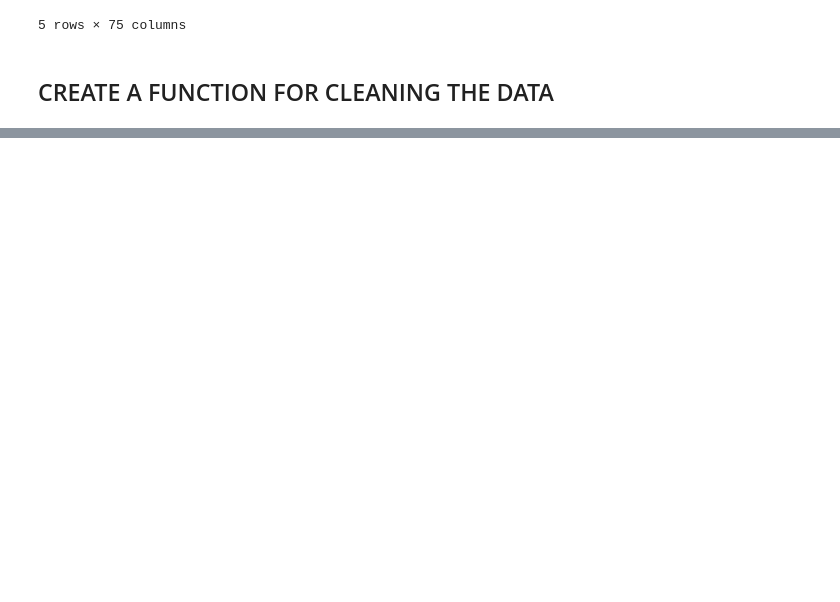
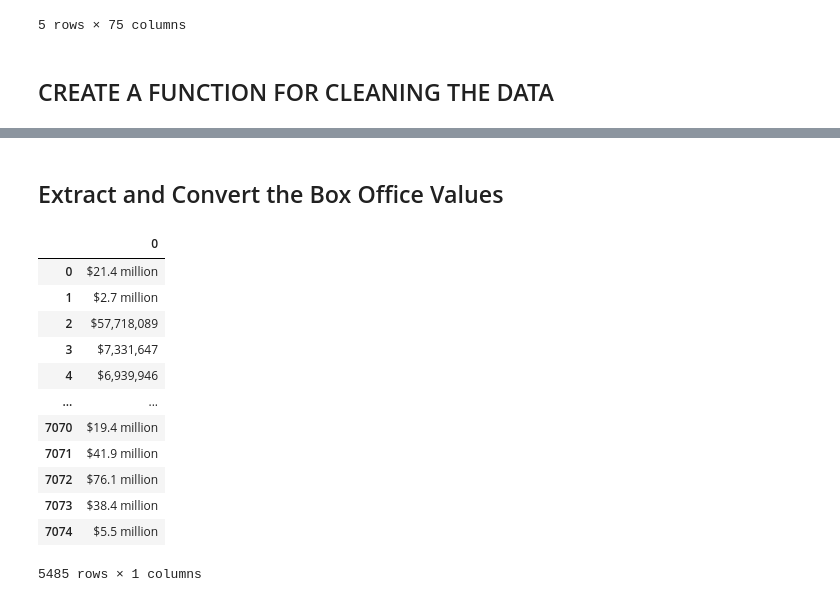
Before and after one commit to ZeroDarkHardy/Movies-ETL, a Jupyter notebook: Movies-ETL.ipynb, the cells around one changed output, grey strips where cells are left out. Saved outputs shown, nothing was run; the diff lists cells and outputs as text; code cells hidden in the pictures; blank space fills up the shorter version.

```diff
--- a/Movies-ETL.ipynb
+++ b/Movies-ETL.ipynb
@@ -182,0 +232,5 @@ sorted(wiki_movies_df.columns.to_list())
+# %%
+# DETERMINE HOW MANY NULL VALUES THERE ARE IN EACH COLUMN
+
+wiki_columns_to_keep = [column for column in wiki_movies_df.columns if wiki_movies_df[column].isnull().sum() < len(wiki_movies_df) * 0.9]
+wiki_movies_df = wiki_movies_df[wiki_columns_to_keep]
@@ -182,0 +280,2 @@ sorted(wiki_movies_df.columns.to_list())
+# %%
+box_office = wiki_movies_df['Box office'].dropna()
@@ -182,0 +316,3 @@ sorted(wiki_movies_df.columns.to_list())
+# %%
+# concatonate lists into single string
+box_office = box_office.apply(lambda x: ' '.join(x) if type(x) == list else x)
@@ -182,0 +334,7 @@ sorted(wiki_movies_df.columns.to_list())
+# %%
+# CREATE BOOLEAN SERIES TO SEE IF THERE ARE VALUES THAT DON'T MATCH OUR DEFINED SEARCH FORMS
+matches_form_one = box_office.str.contains(form_one, flags=re.IGNORECASE, na=False)
+matches_form_two = box_office.str.contains(form_two, flags=re.IGNORECASE, na=False)
+# deal with values that are given as a range
+box_office = box_office.str.replace(r'\$.*[---](?![a-z])', '$', regex=True)
+box_office[~matches_form_one & ~matches_form_two]
@@ -182,0 +356,18 @@ sorted(wiki_movies_df.columns.to_list())
+# %% [markdown]
+## Extract and Convert the Box Office Values
+# %%
+box_office.str.extract(f'({form_one}|{form_two})')
+# %% [output]
+|  | 0 |
+| 0 | $21.4 million |
+| 1 | $2.7 million |
+| 2 | $57,718,089 |
+| 3 | $7,331,647 |
+| 4 | $6,939,946 |
+| ... | ... |
+| 7070 | $19.4 million |
+| 7071 | $41.9 million |
+| 7072 | $76.1 million |
+| 7073 | $38.4 million |
+| 7074 | $5.5 million |
+5485 rows × 1 columns
```
Also changed, not shown: parts of 38 cells of this notebook.
